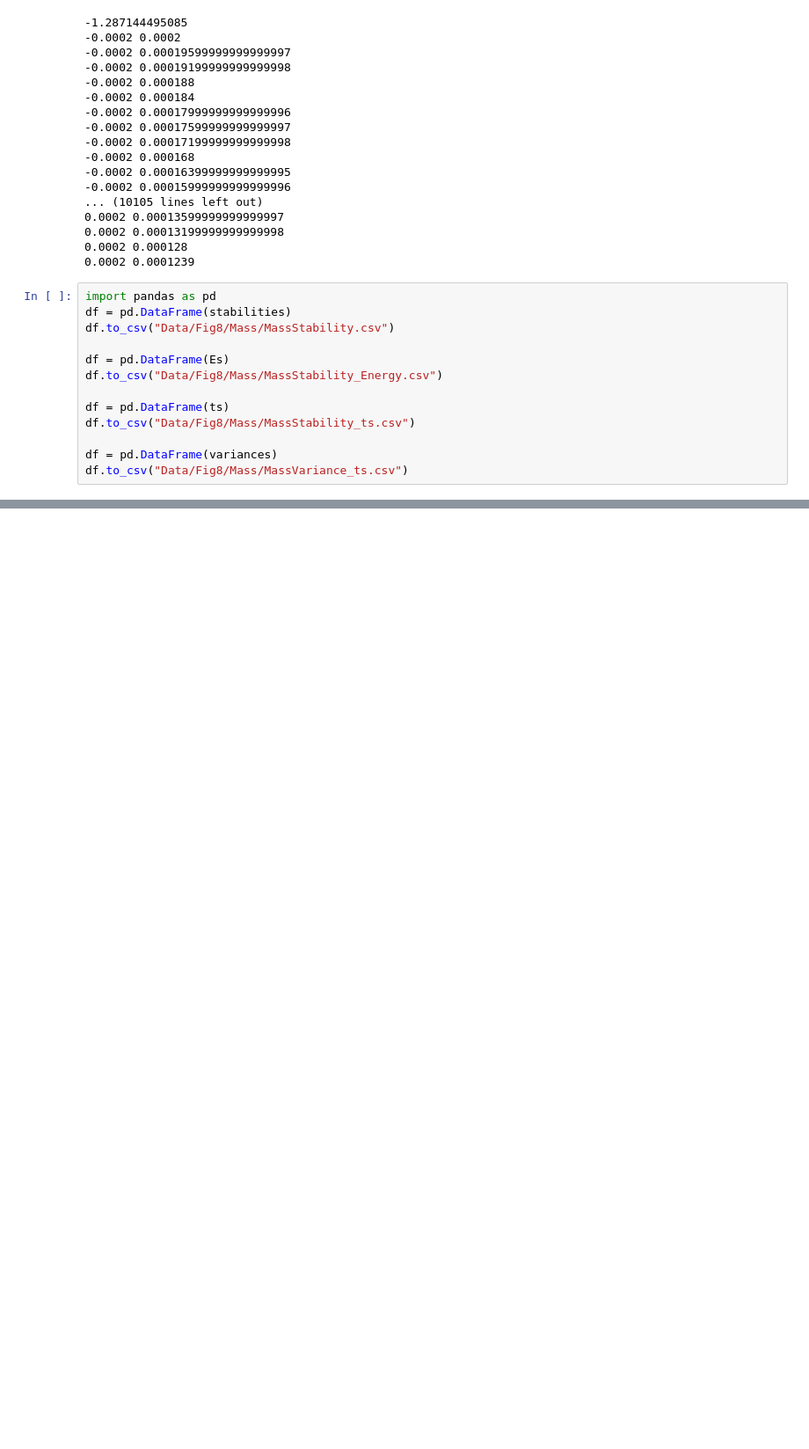
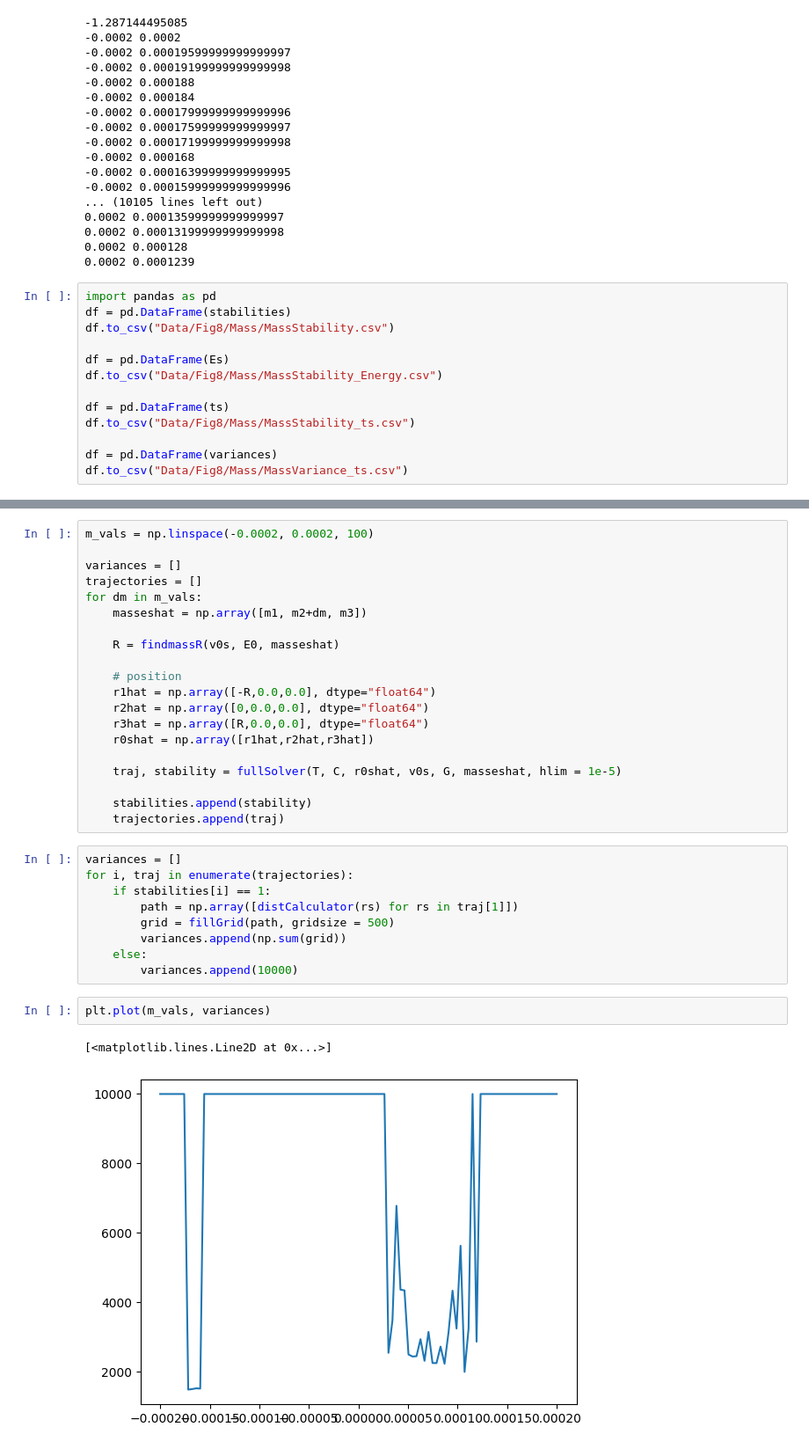
Before and after one commit to williamjones7/Dissertation, a Jupyter notebook: Mass Stability.ipynb, the cells around one changed output, grey strips where cells are left out. Shown: that part at 88% size. Saved outputs shown, nothing was run; the diff lists cells and outputs as text; blank space fills up the shorter version.

```diff
--- a/Mass Stability.ipynb
+++ b/Mass Stability.ipynb
@@ -202,0 +252,34 @@ plt.show()
+# %%
+m_vals = np.linspace(-0.0002, 0.0002, 100)
+
+variances = []
+trajectories = []
+for dm in m_vals:
+    masseshat = np.array([m1, m2+dm, m3])
+
+    R = findmassR(v0s, E0, masseshat)
+
+    # position
+    r1hat = np.array([-R,0.0,0.0], dtype="float64")
+    r2hat = np.array([0,0.0,0.0], dtype="float64")
+    r3hat = np.array([R,0.0,0.0], dtype="float64")
+    r0shat = np.array([r1hat,r2hat,r3hat])
+
+    traj, stability = fullSolver(T, C, r0shat, v0s, G, masseshat, hlim = 1e-5)
+
+    stabilities.append(stability)
+    trajectories.append(traj)
+# %%
+variances = []
+for i, traj in enumerate(trajectories):
+    if stabilities[i] == 1:
+        path = np.array([distCalculator(rs) for rs in traj[1]])
+        grid = fillGrid(path, gridsize = 500)
+        variances.append(np.sum(grid))
+    else:
+        variances.append(10000)
+# %%
+plt.plot(m_vals, variances)
+# %% [output]
+[<matplotlib.lines.Line2D at 0x...>]
+[figure, added]
```
Also changed, not shown: parts of 5 cells of this notebook, 16 other files.
